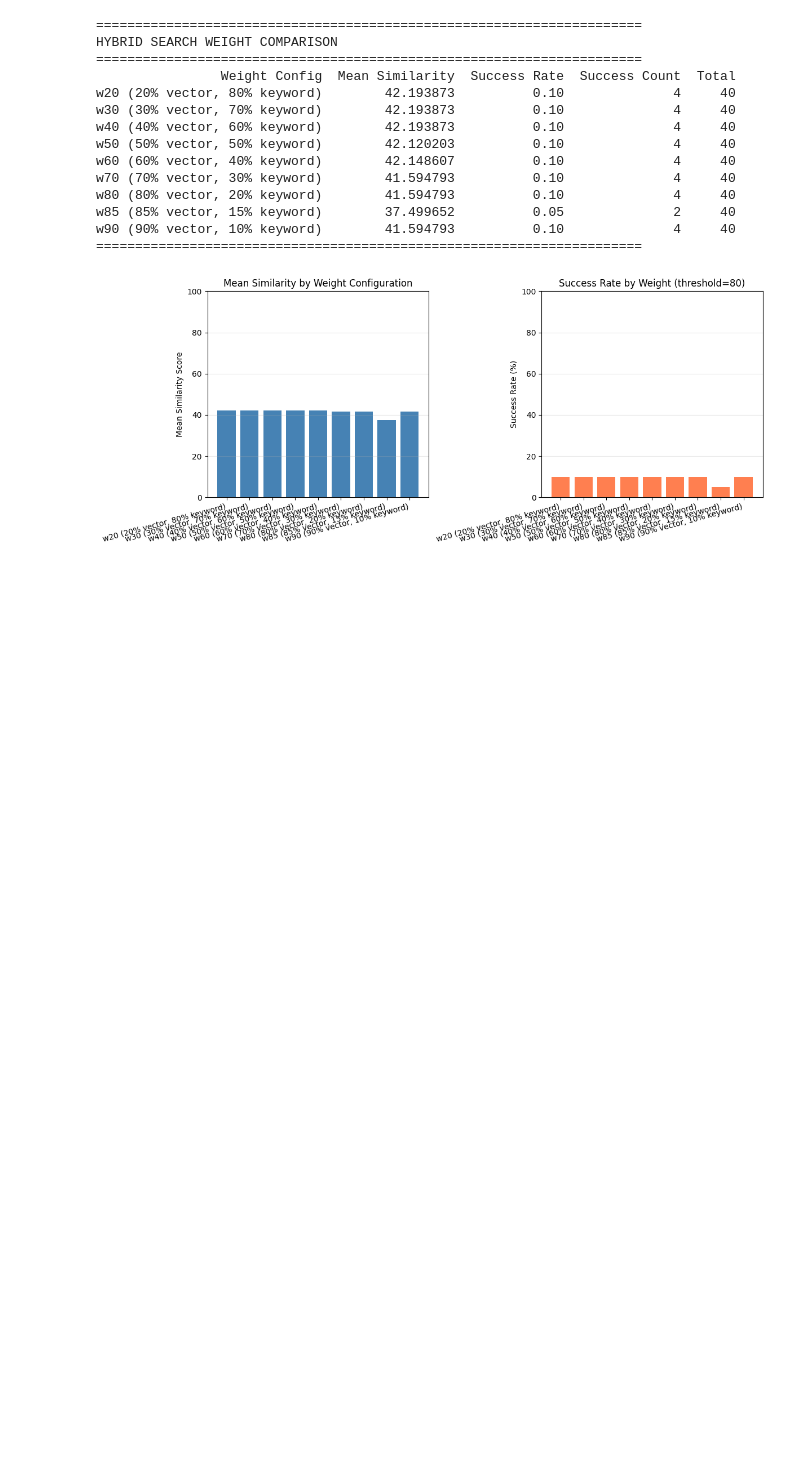
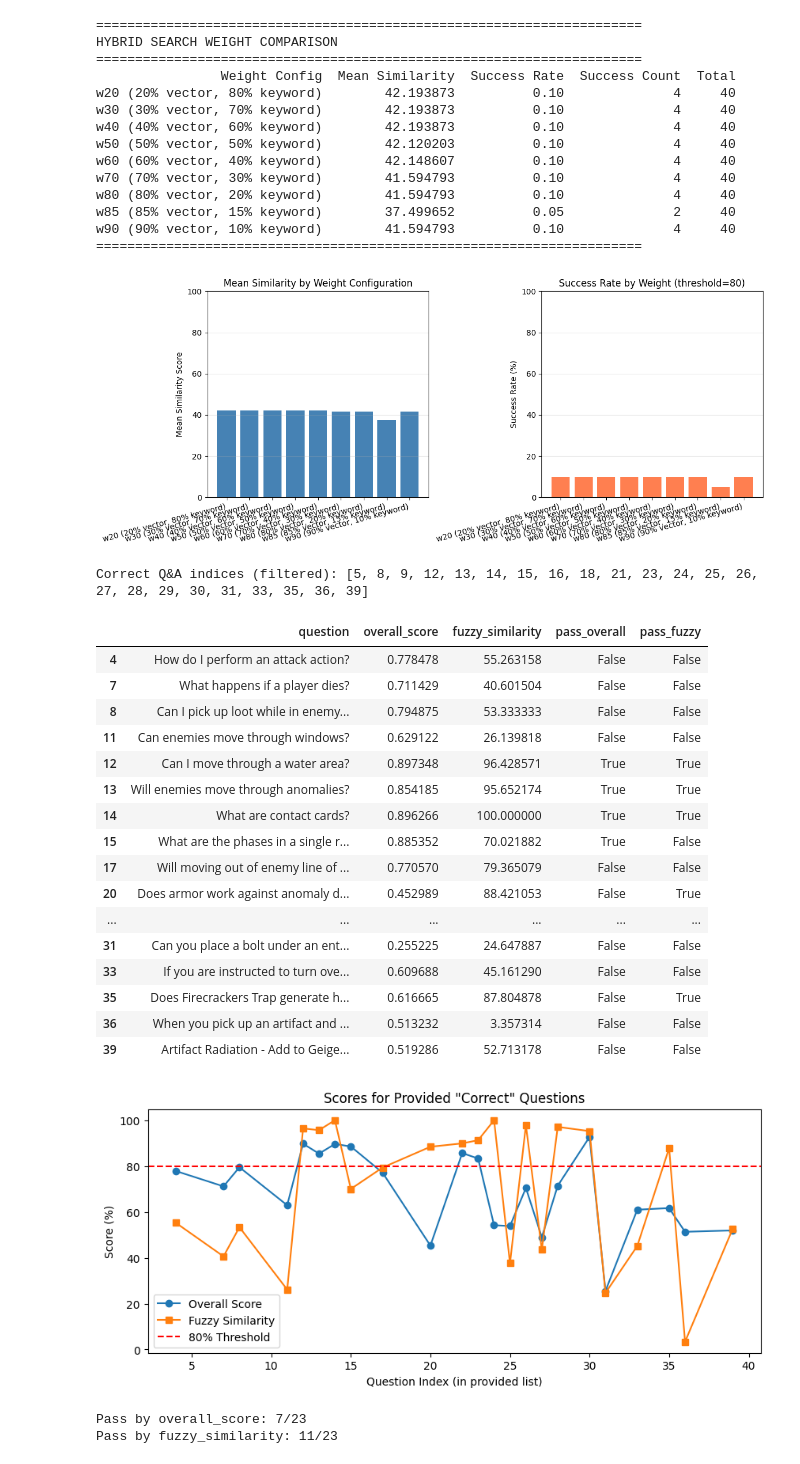
Before and after one commit to n-boshnakov/boardgame-rules-checker, a Jupyter notebook: notebooks/qa_success_analysis.ipynb, the cells around one changed output. Saved outputs shown, nothing was run; the diff lists cells and outputs as text; code cells hidden in the pictures; blank space fills up the shorter version.

Commit message:
Modified scoring weights
- Modified scoring weights
- Cleaned up test scripts

```diff
--- a/notebooks/qa_success_analysis.ipynb
+++ b/notebooks/qa_success_analysis.ipynb
@@ -419,3 +419,67 @@ w85 (85% vector, 15% keyword)        37.499652          0.05              2
 w90 (90% vector, 10% keyword)        41.594793          0.10              4     40
 ======================================================================
 [figure]
+# %%
+# Analyze the provided list of "correct" questions and see how they are scored
+correct_indices = [5, 8, 9, 12, 13, 14, 15, 16, 18, 21, 23, 24, 25, 26, 27, 28, 29, 30, 31, 33, 35, 36, 39, 40]
+# Convert to zero-based and filter out-of-bounds
+max_idx = len(clean_df) - 1
+correct_indices = [i-1 for i in correct_indices if 0 <= i-1 <= max_idx]
+
+# Show their ground truth, predicted, and scores
+cols = ['question', 'ground_truth', 'predicted', 'overall_score', 'relevance_score', 'completeness_score', 'accuracy_score', 'conciseness_score']
+correct_df = clean_df.iloc[correct_indices][cols].copy()
+
+# Compute fuzzy string similarity (token_set_ratio) for these rows
+try:
+    from rapidfuzz import fuzz
+except ImportError:
+    import sys, subprocess
+    subprocess.check_call([sys.executable, '-m', 'pip', 'install', 'rapidfuzz'])
+    from rapidfuzz import fuzz
+correct_df['fuzzy_similarity'] = [fuzz.token_set_ratio(str(gt), str(pred)) for gt, pred in zip(correct_df['ground_truth'], correct_df['predicted'])]
+
+# Show which would pass by overall_score >= 0.8, and which would pass by fuzzy_similarity >= 80
+correct_df['pass_overall'] = correct_df['overall_score'] >= 0.8
+correct_df['pass_fuzzy'] = correct_df['fuzzy_similarity'] >= 80
+
+print("Correct Q&A indices (filtered):", [i+1 for i in correct_indices])
+display(correct_df[['question', 'overall_score', 'fuzzy_similarity', 'pass_overall', 'pass_fuzzy']])
+
+# Visualize
+import matplotlib.pyplot as plt
+plt.figure(figsize=(10,4))
+plt.plot(correct_df['overall_score']*100, 'o-', label='Overall Score')
+plt.plot(correct_df['fuzzy_similarity'], 's-', label='Fuzzy Similarity')
+plt.axhline(80, color='red', linestyle='--', label='80% Threshold')
+plt.title('Scores for Provided "Correct" Questions')
+plt.xlabel('Question Index (in provided list)')
+plt.ylabel('Score (%)')
+plt.legend()
+plt.show()
+
+# Print summary
+print(f"Pass by overall_score: {correct_df['pass_overall'].sum()}/{len(correct_df)}")
+print(f"Pass by fuzzy_similarity: {correct_df['pass_fuzzy'].sum()}/{len(correct_df)}")
+# %% [output]
+Correct Q&A indices (filtered): [5, 8, 9, 12, 13, 14, 15, 16, 18, 21, 23, 24, 25, 26, 27, 28, 29, 30, 31, 33, 35, 36, 39]
+|  | question | overall_score | fuzzy_similarity | pass_overall | pass_fuzzy |
+| 4 | How do I perform an attack action? | 0.778478 | 55.263158 | False | False |
+| 7 | What happens if a player dies? | 0.711429 | 40.601504 | False | False |
+| 8 | Can I pick up loot while in enemy... | 0.794875 | 53.333333 | False | False |
+| 11 | Can enemies move through windows? | 0.629122 | 26.139818 | False | False |
+| 12 | Can I move through a water area? | 0.897348 | 96.428571 | True | True |
+| 13 | Will enemies move through anomalies? | 0.854185 | 95.652174 | True | True |
+| 14 | What are contact cards? | 0.896266 | 100.000000 | True | True |
+| 15 | What are the phases in a single r... | 0.885352 | 70.021882 | True | False |
+| 17 | Will moving out of enemy line of ... | 0.770570 | 79.365079 | False | False |
+| 20 | Does armor work against anomaly d... | 0.452989 | 88.421053 | False | True |
+| ... | ... | ... | ... | ... | ... |
+| 31 | Can you place a bolt under an ent... | 0.255225 | 24.647887 | False | False |
+| 33 | If you are instructed to turn ove... | 0.609688 | 45.161290 | False | False |
+| 35 | Does Firecrackers Trap generate h... | 0.616665 | 87.804878 | False | True |
+| 36 | When you pick up an artifact and ... | 0.513232 | 3.357314 | False | False |
+| 39 | Artifact Radiation - Add to Geige... | 0.519286 | 52.713178 | False | False |
+[figure, added]
+Pass by overall_score: 7/23
+Pass by fuzzy_similarity: 11/23
```
Also changed, not shown: parts of 9 cells of this notebook, 28 other files.
